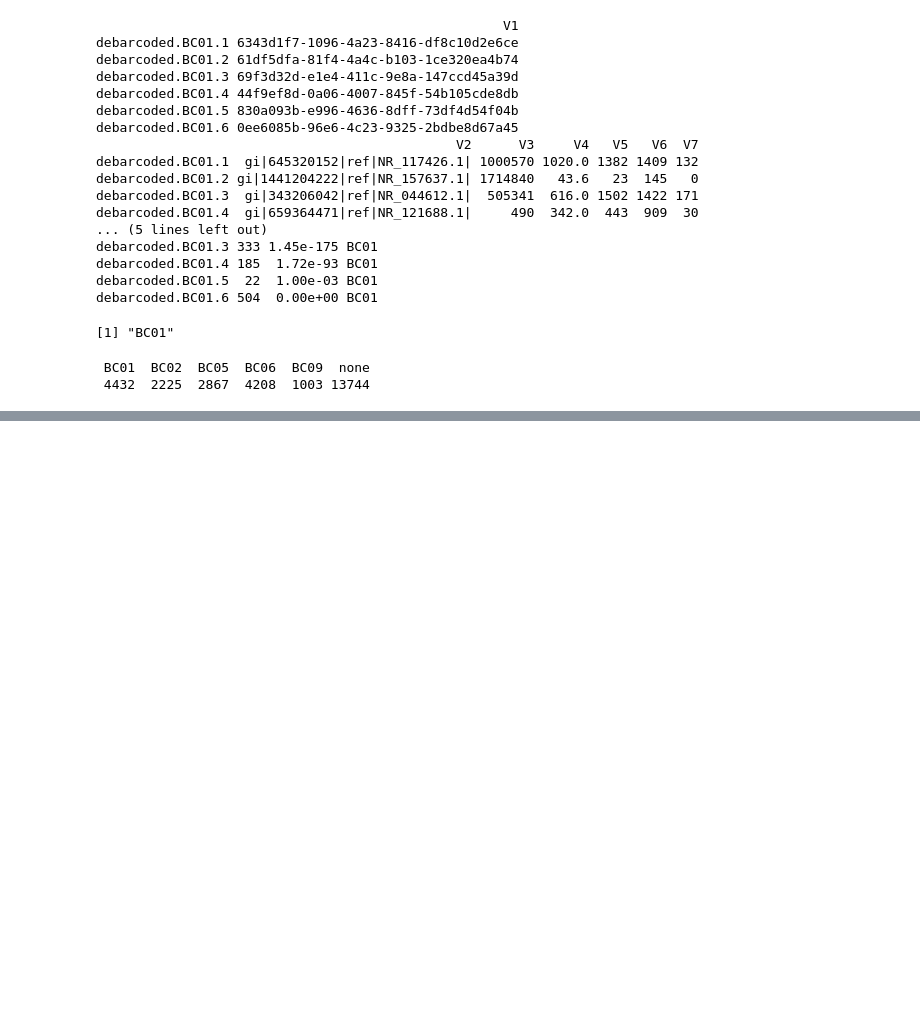
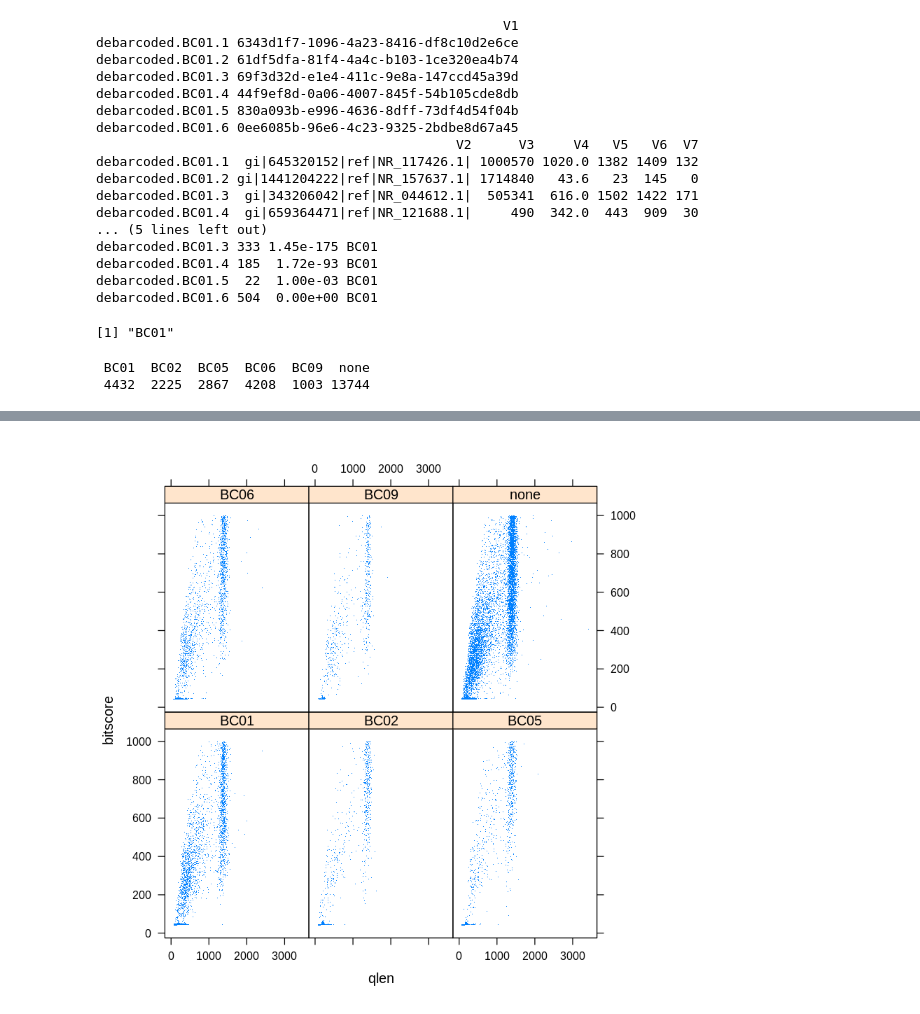
Before and after one commit to macieksk/ngslub18, a Jupyter notebook: jupyter_run/NGSworkshop-Saturday.ipynb, the cells around one changed output, grey strips where cells are left out. Saved outputs shown, nothing was run; the diff lists cells and outputs as text; code cells hidden in the pictures; blank space fills up the shorter version.

```diff
--- a/jupyter_run/NGSworkshop-Saturday.ipynb
+++ b/jupyter_run/NGSworkshop-Saturday.ipynb
@@ -572,0 +583,8 @@ table(blastn.all$sampid)
+# %%
+%%R -w 800 -h 800 -r 120
+library(lattice)
+
+with(bna,bna[bitscore<50,])[1:5,]
+xyplot(bitscore~qlen|sampid,data=bna,subset=bitscore<1000,pch=".") #,groups=cut(bitscore,10))#
+# %% [output]
+[figure, added]
```
Also changed, not shown: parts of 6 cells of this notebook.
